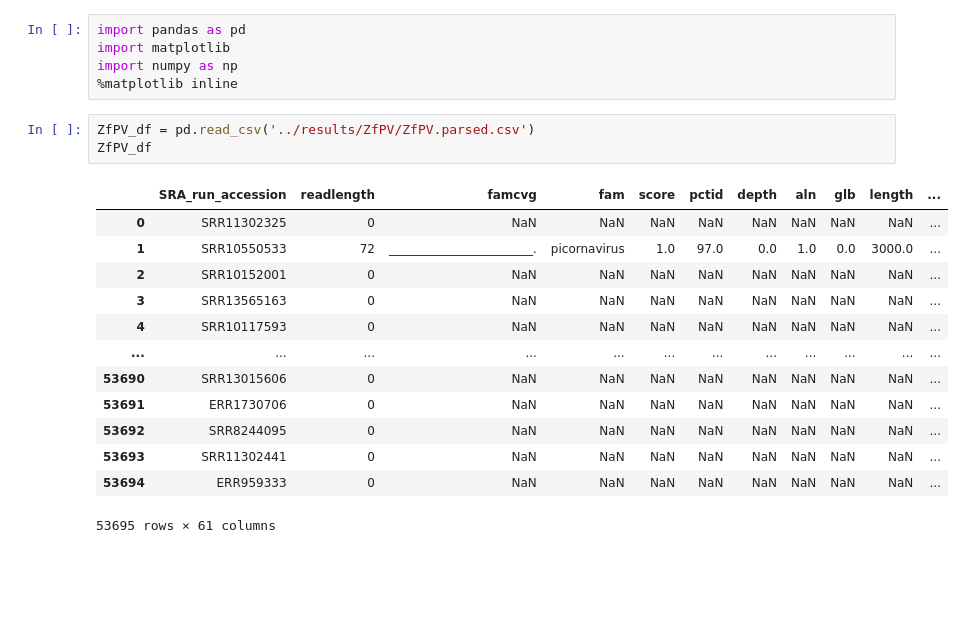
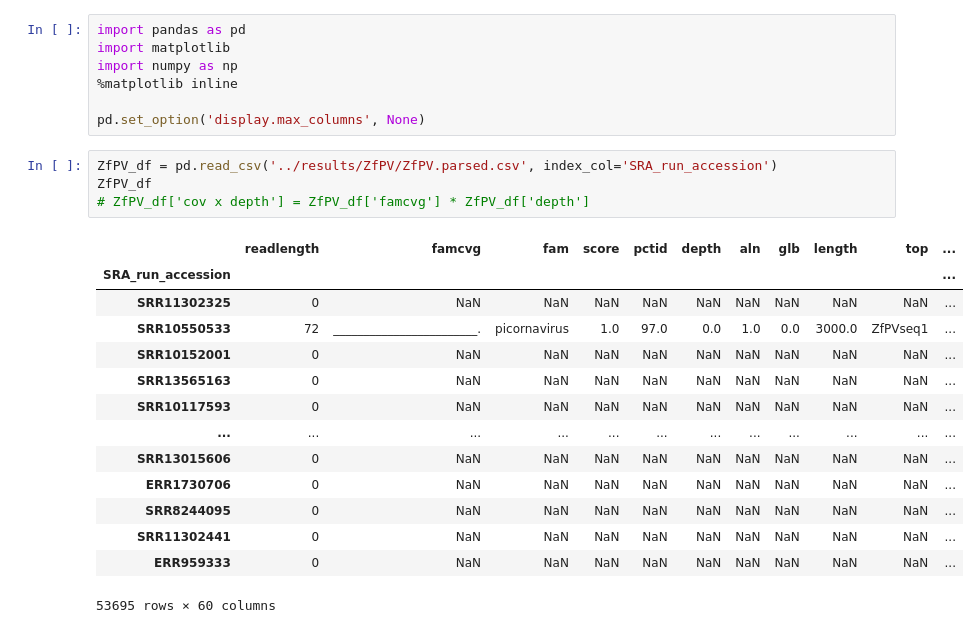
Before and after one commit to czbiohub-sf/RNAquarium, a Jupyter notebook: src/Serratus_Lite/scripts/Classification.ipynb, the cells around one changed output. Cells and saved outputs as stored; diff of their text form; blank space fills up the shorter version.

```diff
--- a/src/Serratus_Lite/scripts/Classification.ipynb
+++ b/src/Serratus_Lite/scripts/Classification.ipynb
@@ -3,21 +3,25 @@ import pandas as pd
 import matplotlib
 import numpy as np
 %matplotlib inline
+
+pd.set_option('display.max_columns', None)
 # %%
-ZfPV_df = pd.read_csv('../results/ZfPV/ZfPV.parsed.csv')
+ZfPV_df = pd.read_csv('../results/ZfPV/ZfPV.parsed.csv', index_col='SRA_run_accession')
 ZfPV_df
+# ZfPV_df['cov x depth'] = ZfPV_df['famcvg'] * ZfPV_df['depth']
 # %% [output]
-|  | SRA_run_accession | readlength | famcvg | fam | score | pctid | depth | aln | glb | length | ... |
-| 0 | SRR11302325 | 0 | NaN | NaN | NaN | NaN | NaN | NaN | NaN | NaN | ... |
-| 1 | SRR10550533 | 72 | ________________________. | picornavirus | 1.0 | 97.0 | 0.0 | 1.0 | 0.0 | 3000.0 | ... |
-| 2 | SRR10152001 | 0 | NaN | NaN | NaN | NaN | NaN | NaN | NaN | NaN | ... |
-| 3 | SRR13565163 | 0 | NaN | NaN | NaN | NaN | NaN | NaN | NaN | NaN | ... |
-| 4 | SRR10117593 | 0 | NaN | NaN | NaN | NaN | NaN | NaN | NaN | NaN | ... |
+|  | readlength | famcvg | fam | score | pctid | depth | aln | glb | length | top | ... |
+| SRA_run_accession |  |  |  |  |  |  |  |  |  |  | ... |
+| SRR11302325 | 0 | NaN | NaN | NaN | NaN | NaN | NaN | NaN | NaN | NaN | ... |
+| SRR10550533 | 72 | ________________________. | picornavirus | 1.0 | 97.0 | 0.0 | 1.0 | 0.0 | 3000.0 | ZfPVseq1 | ... |
+| SRR10152001 | 0 | NaN | NaN | NaN | NaN | NaN | NaN | NaN | NaN | NaN | ... |
+| SRR13565163 | 0 | NaN | NaN | NaN | NaN | NaN | NaN | NaN | NaN | NaN | ... |
+| SRR10117593 | 0 | NaN | NaN | NaN | NaN | NaN | NaN | NaN | NaN | NaN | ... |
 | ... | ... | ... | ... | ... | ... | ... | ... | ... | ... | ... | ... |
-| 53690 | SRR13015606 | 0 | NaN | NaN | NaN | NaN | NaN | NaN | NaN | NaN | ... |
-| 53691 | ERR1730706 | 0 | NaN | NaN | NaN | NaN | NaN | NaN | NaN | NaN | ... |
-| 53692 | SRR8244095 | 0 | NaN | NaN | NaN | NaN | NaN | NaN | NaN | NaN | ... |
-| 53693 | SRR11302441 | 0 | NaN | NaN | NaN | NaN | NaN | NaN | NaN | NaN | ... |
-| 53694 | ERR959333 | 0 | NaN | NaN | NaN | NaN | NaN | NaN | NaN | NaN | ... |
+| SRR13015606 | 0 | NaN | NaN | NaN | NaN | NaN | NaN | NaN | NaN | NaN | ... |
+| ERR1730706 | 0 | NaN | NaN | NaN | NaN | NaN | NaN | NaN | NaN | NaN | ... |
+| SRR8244095 | 0 | NaN | NaN | NaN | NaN | NaN | NaN | NaN | NaN | NaN | ... |
+| SRR11302441 | 0 | NaN | NaN | NaN | NaN | NaN | NaN | NaN | NaN | NaN | ... |
+| ERR959333 | 0 | NaN | NaN | NaN | NaN | NaN | NaN | NaN | NaN | NaN | ... |
-53695 rows × 61 columns
+53695 rows × 60 columns
 # %%
```
Also changed, not shown: parts of 17 cells of this notebook, 9 other files.
